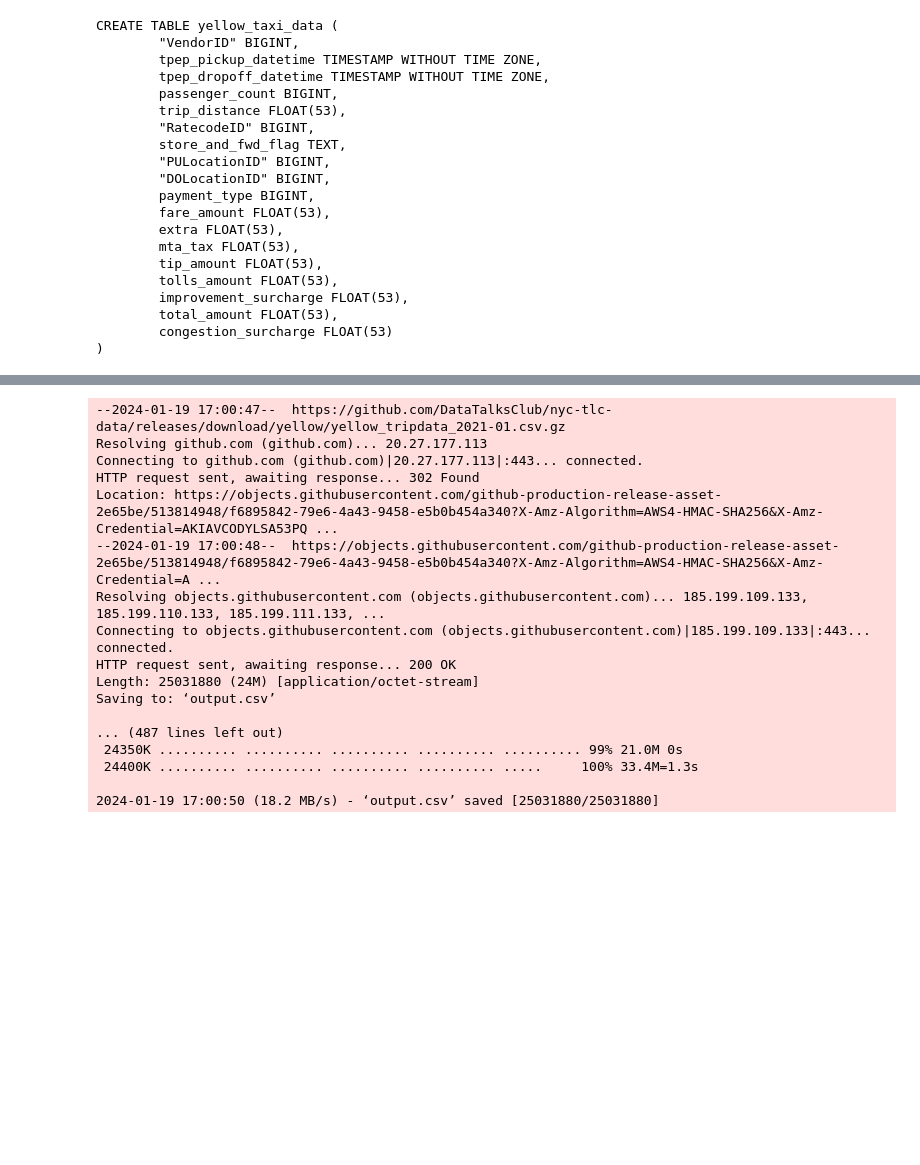
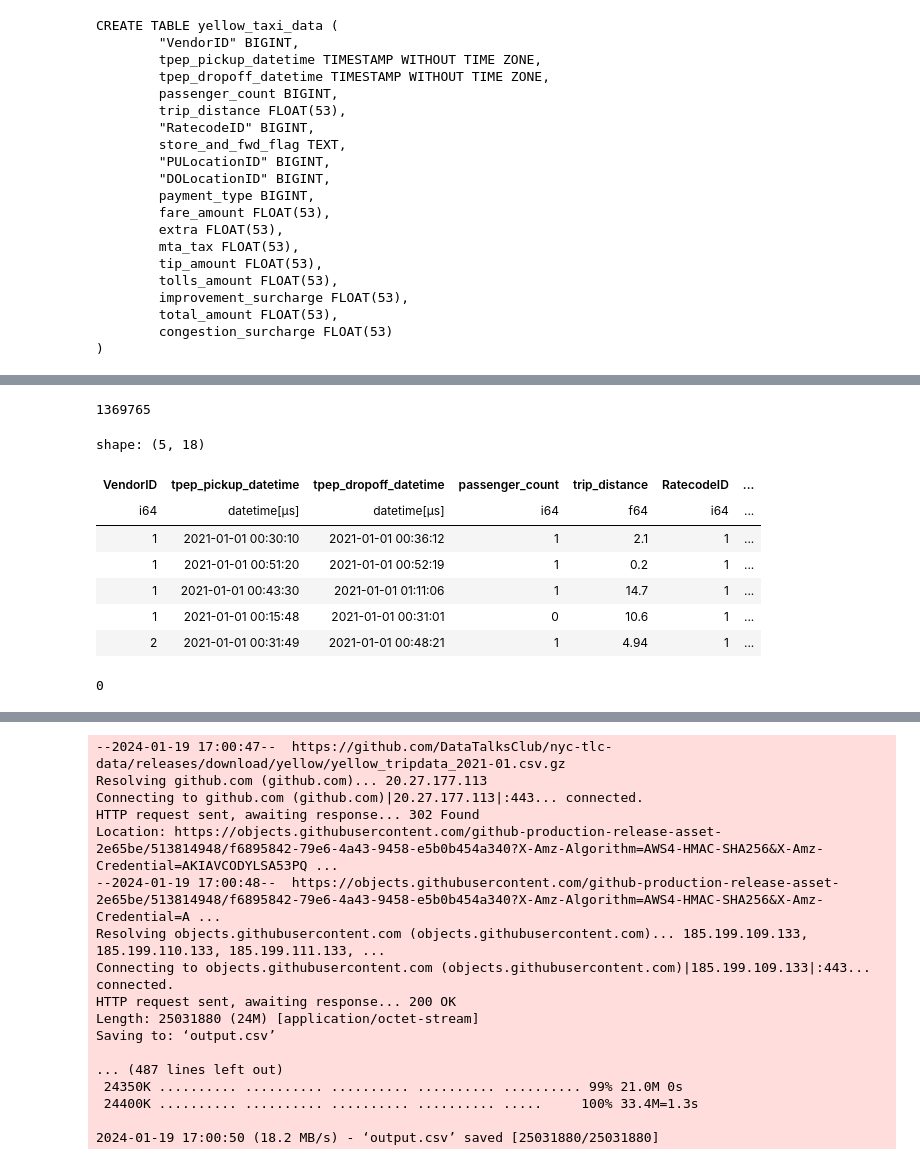
Before and after one commit to NikkiSatmaka/de-zoomcamp, a Jupyter notebook: 01-docker-terraform/01-docker-sql/upload-data.ipynb, the cells around one changed output, grey strips where cells are left out. Drawn from its saved outputs; the diff is of its cells as text; code cells hidden in the pictures; blank space fills up the shorter version.

```diff
--- a/01-docker-terraform/01-docker-sql/upload-data.ipynb
+++ b/01-docker-terraform/01-docker-sql/upload-data.ipynb
@@ -108,2 +71,29 @@ Wall time: 4.77 µs
+# %%
+lf = pl.scan_csv("yellow_tripdata_2021-01.csv", try_parse_dates=True)
+# %%
+n_records = lf.select(pl.len()).collect().item()
+print(n_records)
+# %% [output]
+1369765
+# %%
+lf.head().collect()
+# %% [output]
+shape: (5, 18)
+| VendorID | tpep_pickup_datetime | tpep_dropoff_datetime | passenger_count | trip_distance | RatecodeID | ... |
+| i64 | datetime[μs] | datetime[μs] | i64 | f64 | i64 | ... |
+| 1 | 2021-01-01 00:30:10 | 2021-01-01 00:36:12 | 1 | 2.1 | 1 | ... |
+| 1 | 2021-01-01 00:51:20 | 2021-01-01 00:52:19 | 1 | 0.2 | 1 | ... |
+| 1 | 2021-01-01 00:43:30 | 2021-01-01 01:11:06 | 1 | 14.7 | 1 | ... |
+| 1 | 2021-01-01 00:15:48 | 2021-01-01 00:31:01 | 0 | 10.6 | 1 | ... |
+| 2 | 2021-01-01 00:31:49 | 2021-01-01 00:48:21 | 1 | 4.94 | 1 | ... |
+# %%
+lf.slice(0, 0).collect().write_database(
+    table_name="yellow_taxi_data",
+    connection=engine,
+    if_table_exists="replace",
+    engine="sqlalchemy",
+)
+# %% [output]
+0
 # %%
 from time import time
```
Also changed, not shown: parts of 23 cells of this notebook, 2 other files.
